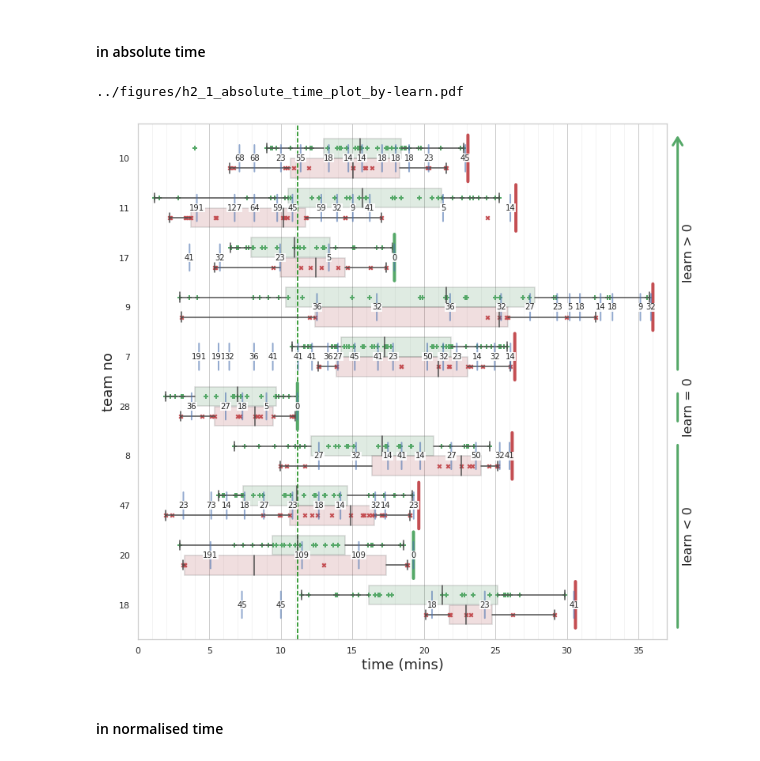
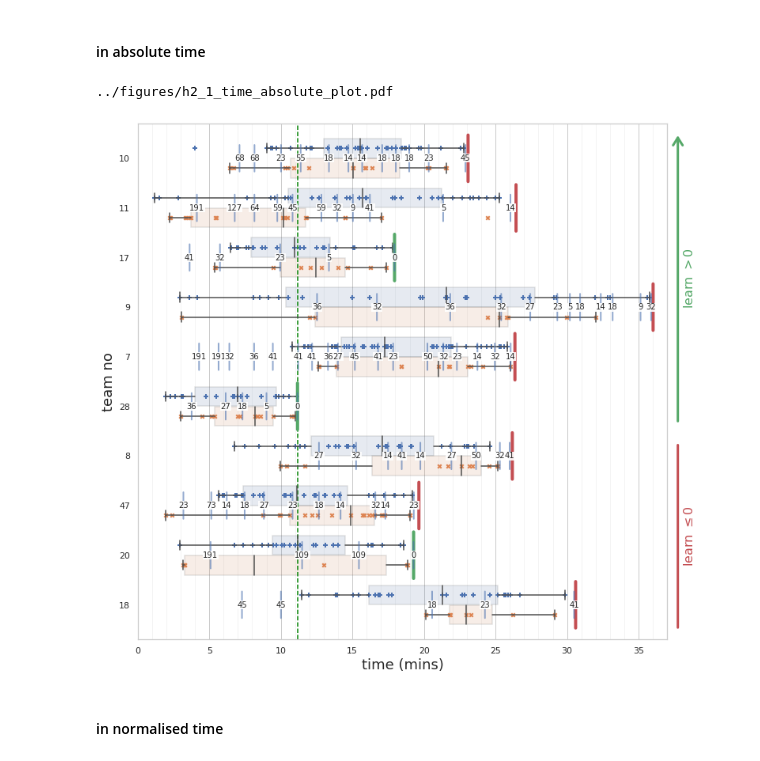
Before and after one commit to chili-epfl/justhink-alignment-analysis, a Jupyter notebook: tools/7_test_the_hypotheses.ipynb, the cells around one changed output. Saved outputs shown, nothing was run; the diff lists cells and outputs as text; code cells hidden in the pictures.

Commit message:
Rerun notebooks, rename figures for consistency, update H2.1 figures and hypothesis texts

```diff
--- a/tools/7_test_the_hypotheses.ipynb
+++ b/tools/7_test_the_hypotheses.ipynb
@@ -187,7 +187,8 @@ perf_df
 df = learn_df.T.sort_values('learn (%)', ascending=False)
 learn_order = [str(t) for t in df.index]
 # learn_seps = ['28', '8']
-learn_seps = ['7', '28']
+# learn_seps = ['7', '28']
+learn_seps = ['28']
 df, learn_order, learn_seps
 # %% [output]
 (        learn (%) pretests posttests
@@ -1391,10 +1393,9 @@ def plot_matches_absolute(df, x,
     bp = sns.boxplot(x=x, y=y,
                      order=order,
                      hue='is_match',
-                     palette={True: colors[2], False: colors[3]},
+                     palette={True: colors[0], False: colors[1]},
                      hue_order=[True, False],
-                     boxprops=dict(alpha=.2),
-                     # width=0.25,
+                     boxprops=dict(alpha=.15),
                      showfliers=False,
                      data=dff, ax=ax)
 
@@ -1406,7 +1407,7 @@ def plot_matches_absolute(df, x,
         xs = dff[dff.team_no == str(team_no)][x]
         ys = index + offset1
         sns.scatterplot(x=xs, y=ys,
-                        color=colors[2],
+                        color=colors[0],
                         marker='P', linewidth=0,
                         ax=ax)
 
@@ -1418,7 +1419,7 @@ def plot_matches_absolute(df, x,
         xs = dff[dff.team_no == str(team_no)][x]
         ys = index - offset1
         sns.scatterplot(x=xs, y=ys,
-                        color=colors[3],
+                        color=colors[1],
                         marker='X', linewidth=0,
                         ax=ax)
 
@@ -1488,7 +1489,8 @@ def plot_matches_absolute(df, x,
     if show_learn_groups:
         l = [0] + seps + [1]
         x, offset = 1.02, 0.02
-        labels = ['learn > 0', 'learn = 0', 'learn < 0']
+        labels = [r'learn $> 0$', r'learn $ \leq 0$']
+        color_list = [colors[2], colors[3]]
         for i, (previous, current) in enumerate(zip(l, l[1:])):
             if isinstance(previous, str):
                 previous = (order.index(previous)+1) / len(order)
@@ -1505,13 +1507,14 @@ def plot_matches_absolute(df, x,
                         xy=(x, previous),
                         xytext=(x, current),
                         xycoords='axes fraction',
-                        arrowprops=dict(arrowstyle=style, linewidth=3, color='g'))
+                        arrowprops=dict(arrowstyle=style, linewidth=3, color=color_list[i]))
             s = labels[i]
             t = ax.annotate(s,
                             xy=(x+0.01, (previous+current)/2),
                             fontsize=16,
                             rotation=90,
                             xycoords='axes fraction',
+                            color=color_list[i],
                             ha='left', va='center')
 
     # Set x-axis properties.
@@ -1524,11 +1527,11 @@ def plot_matches_absolute(df, x,
 
     if fig is not None and save:
         if save_filename is None:
-            save_filename = 'h2_1_absolute_{}_plot'.format(xlabel.split()[-2])
-            if show_perf_groups:
-                save_filename += '_by-perf'
-            elif show_learn_groups:
-                save_filename += '_by-learn'
+            save_filename = 'h2_1_{}_absolute_plot'.format(xlabel.split()[-2])
+            # if show_perf_groups:
+            #     save_filename += '_by-perf'
+            # elif show_learn_groups:
+            #     save_filename += '_by-learn'
             save_filename += '.png'
 
         # Export as pdf - vector graphics.
@@ -1584,35 +1587,35 @@ for team_no, _ in routine_dfs.items():
         offset = 0
         props = dict(arrowstyle='-', alpha=0.6, linewidth=2, color='b')
         ax.annotate('',
                     xy=(text_pos, y+0.3),
                     xytext=(text_pos, y-0.3),
                     xycoords='data',
                     color='green', arrowprops=props)
         t = ax.annotate(s,
                         xy=(text_pos, y+offset),
                         backgroundcolor='w',
                         fontsize=10,
                         xycoords='data',
                         ha='center', va='center')
         t.set_bbox(dict(fc='w', alpha=0.9, ec='none',
                         boxstyle='square,pad=0.05'))
 
 
 # Mark the common duration with a vertical line.
 ax.axvline(common_duration, ls='--', color='green')
 
 
 # Create box plots of matches and mismatches.
 x, xlabel = 'end', 'time (mins)'
 fig, ax = plot_matches_absolute(
     all_corpus_df, x=x, xlabel=xlabel,
     seps=seps, order=order,
     fig=fig, ax=ax,
     #     show_perf_groups=True)
     show_learn_groups=True)
 # %% [output]
-../figures/h2_1_absolute_time_plot_by-learn.pdf
+../figures/h2_1_time_absolute_plot.pdf
-[figure, old version]
+[figure, new version]
 # %% [markdown]
 #### in normalised time
 # %%
```
Also changed, not shown: parts of 23 cells of this notebook, 10 other files.
